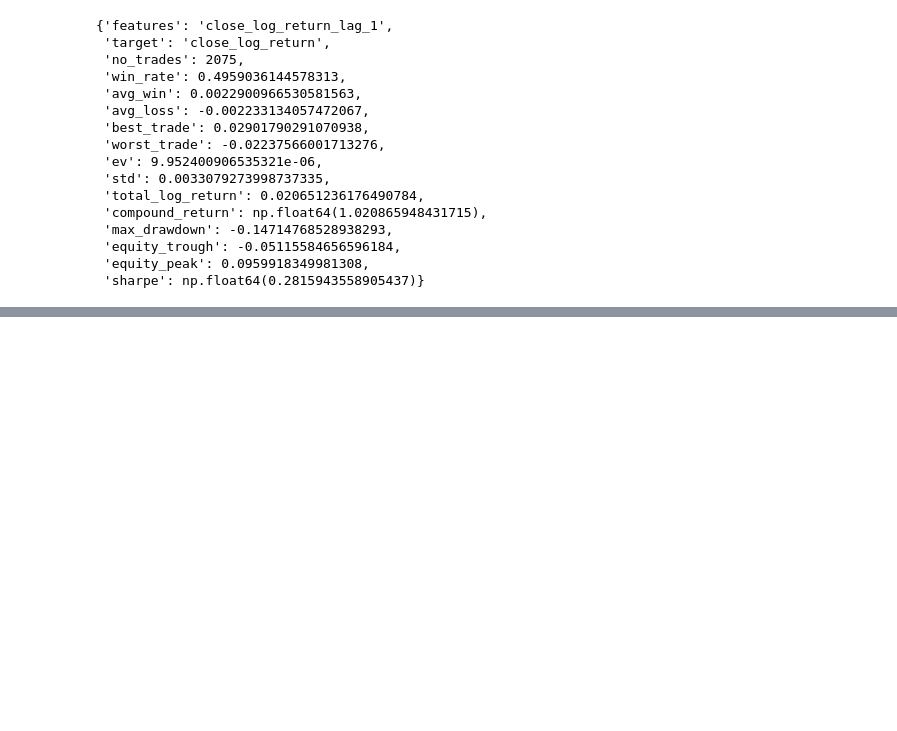
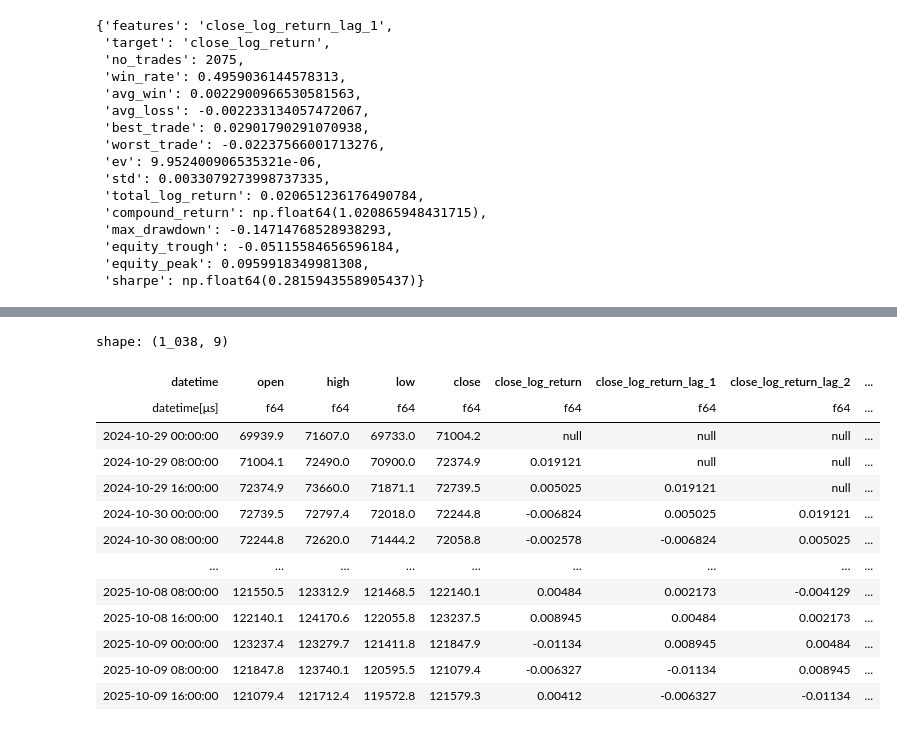
Before and after one commit to MichaelLy766/ML-Systematic-Trading-Engine, a Jupyter notebook: video1.ipynb, the cells around one changed output, grey strips where cells are left out. Cells and saved outputs as stored; diff of their text form; code cells hidden in the pictures; blank space fills up the shorter version.

```diff
--- a/video1.ipynb
+++ b/video1.ipynb
@@ -556,0 +700,6 @@ research.eval_model_performance(y_test, y_hat, features, target, annualized_rate
+# %%
+time_interval = '8h'
+ts = research.load_ohlc_timeseries(sym, time_interval)
+ts
+# now we wnat to increase the time interval, with the rationale that maybe it'd make more money over the longer time horizon to offset
+# transition fees
@@ -556,0 +721,20 @@ research.eval_model_performance(y_test, y_hat, features, target, annualized_rate
+# %%
+no_lags = 3
+ts = research.add_log_return_features(ts, 'close', forecast_horizon, max_no_lags=no_lags)
+ts
+# we've created a new time series, and added the features, now we're gonna build the model again
+# %% [output]
+shape: (1_038, 9)
+| datetime | open | high | low | close | close_log_return | close_log_return_lag_1 | close_log_return_lag_2 | ... |
+| datetime[μs] | f64 | f64 | f64 | f64 | f64 | f64 | f64 | ... |
+| 2024-10-29 00:00:00 | 69939.9 | 71607.0 | 69733.0 | 71004.2 | null | null | null | ... |
+| 2024-10-29 08:00:00 | 71004.1 | 72490.0 | 70900.0 | 72374.9 | 0.019121 | null | null | ... |
+| 2024-10-29 16:00:00 | 72374.9 | 73660.0 | 71871.1 | 72739.5 | 0.005025 | 0.019121 | null | ... |
+| 2024-10-30 00:00:00 | 72739.5 | 72797.4 | 72018.0 | 72244.8 | -0.006824 | 0.005025 | 0.019121 | ... |
+| 2024-10-30 08:00:00 | 72244.8 | 72620.0 | 71444.2 | 72058.8 | -0.002578 | -0.006824 | 0.005025 | ... |
+| … | … | … | … | … | … | … | … | ... |
+| 2025-10-08 08:00:00 | 121550.5 | 123312.9 | 121468.5 | 122140.1 | 0.00484 | 0.002173 | -0.004129 | ... |
+| 2025-10-08 16:00:00 | 122140.1 | 124170.6 | 122055.8 | 123237.5 | 0.008945 | 0.00484 | 0.002173 | ... |
+| 2025-10-09 00:00:00 | 123237.4 | 123279.7 | 121411.8 | 121847.9 | -0.01134 | 0.008945 | 0.00484 | ... |
+| 2025-10-09 08:00:00 | 121847.8 | 123740.1 | 120595.5 | 121079.4 | -0.006327 | -0.01134 | 0.008945 | ... |
+| 2025-10-09 16:00:00 | 121079.4 | 121712.4 | 119572.8 | 121579.3 | 0.00412 | -0.006327 | -0.01134 | ... |
```
Also changed, not shown: parts of 26 cells of this notebook, 2 other files.
